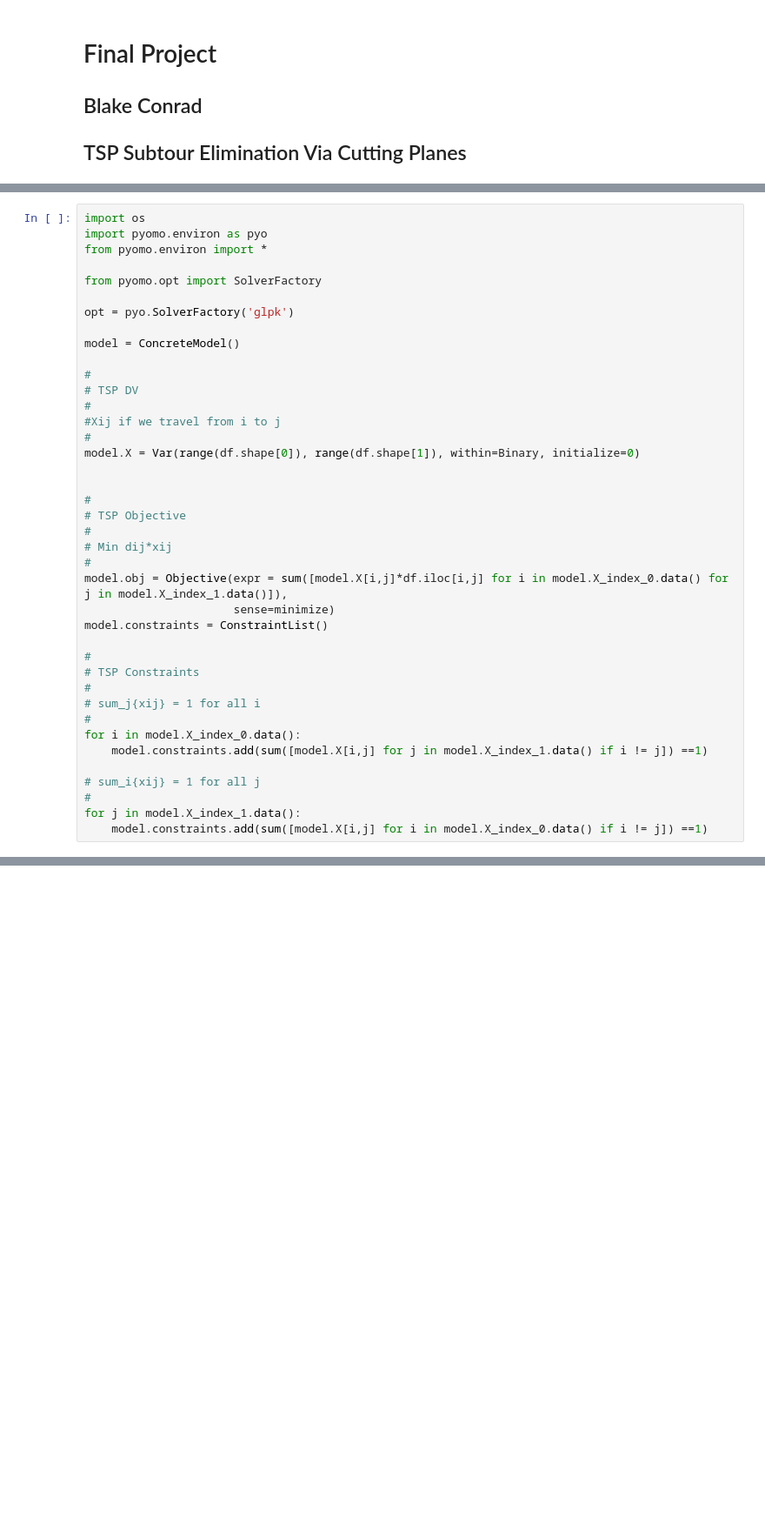
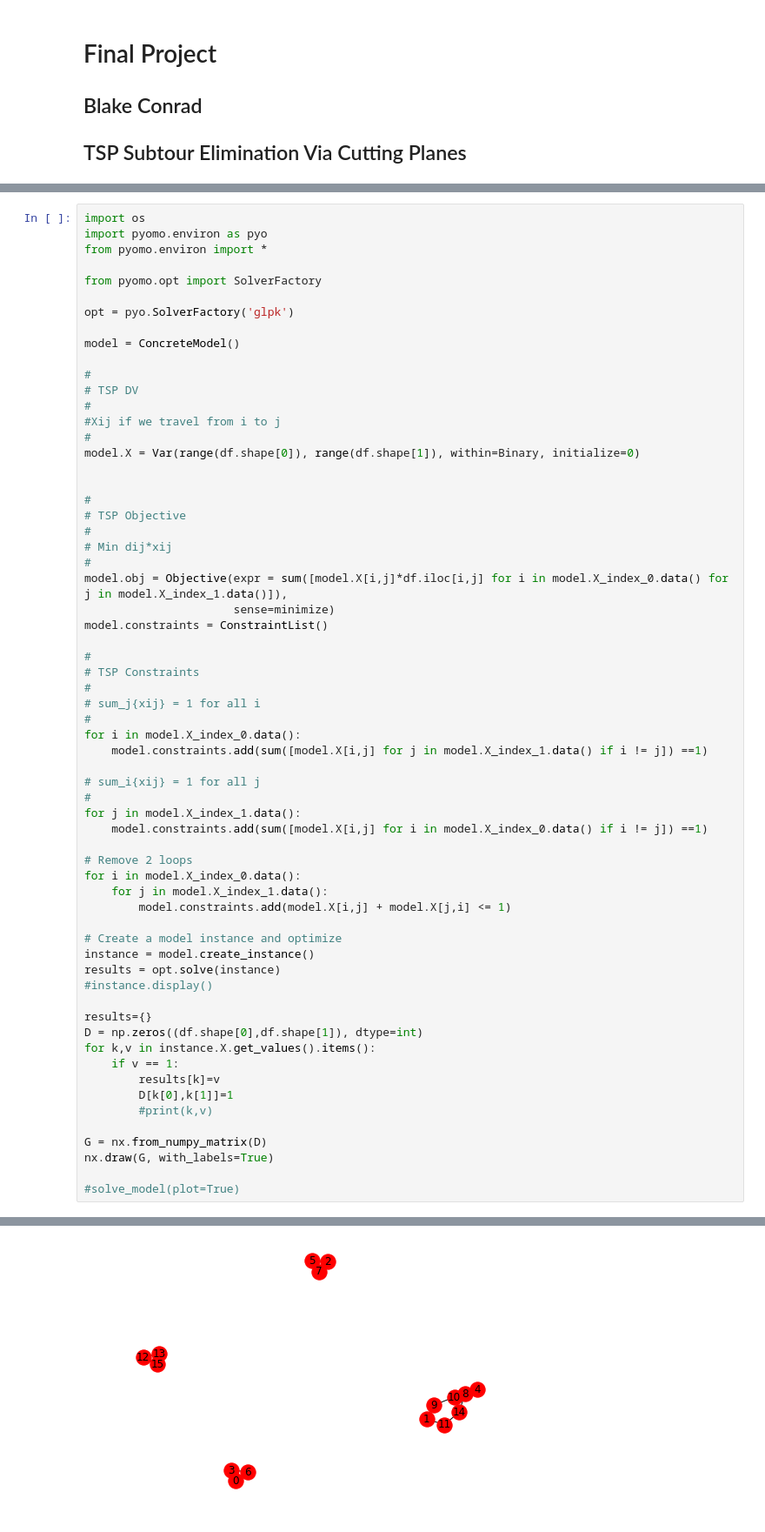
Before and after one commit to conradbm/imse884, a Jupyter notebook: term_project/final_cutting_planes_subtours.ipynb, the cells around one changed output, grey strips where cells are left out. Shown at 87% size. Cells and saved outputs as stored; diff of their text form; blank space fills up the shorter version.

```diff
--- a/term_project/final_cutting_planes_subtours.ipynb
+++ b/term_project/final_cutting_planes_subtours.ipynb
@@ -77,3 +80,27 @@ for i in model.X_index_0.data():
 #
 for j in model.X_index_1.data():
     model.constraints.add(sum([model.X[i,j] for i in model.X_index_0.data() if i != j]) ==1)
+
+# Remove 2 loops
+for i in model.X_index_0.data():
+    for j in model.X_index_1.data():
+        model.constraints.add(model.X[i,j] + model.X[j,i] <= 1)
+
+# Create a model instance and optimize
+instance = model.create_instance()
+results = opt.solve(instance)
+#instance.display()
+
+results={}
+D = np.zeros((df.shape[0],df.shape[1]), dtype=int)
+for k,v in instance.X.get_values().items():
+    if v == 1:
+        results[k]=v
+        D[k[0],k[1]]=1
+        #print(k,v)
+
+G = nx.from_numpy_matrix(D)
+nx.draw(G, with_labels=True)
+
+#solve_model(plot=True)
+# %% [output]
@@ -79,0 +109 @@ for j in model.X_index_1.data():
+[figure, added]
```
Also changed, not shown: parts of 20 cells of this notebook, 18 other files.
